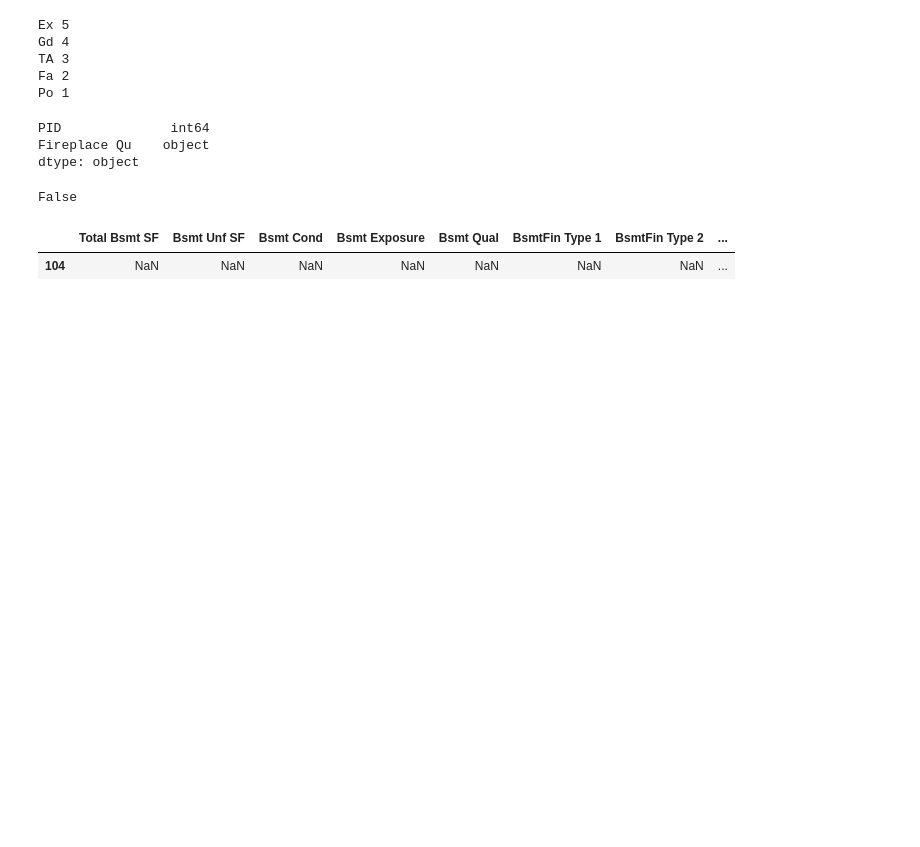
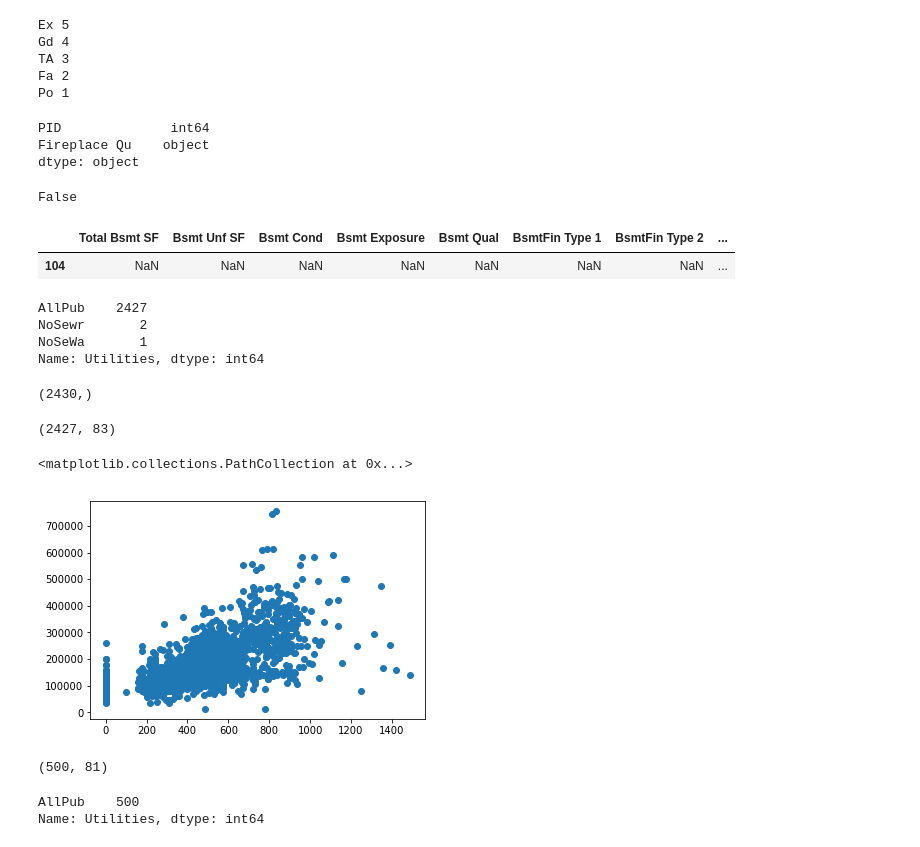
Before and after one commit to xnicolovici/machine_learning, a Jupyter notebook: notebooks/Course No 3/09. Course project/03. Part 2 - House prices/Untitled.ipynb, the cells around one changed output. Cells and saved outputs as stored; diff of their text form; code cells hidden in the pictures; blank space fills up the shorter version.

```diff
--- a/notebooks/Course No 3/09. Course project/03. Part 2 - House prices/Untitled.ipynb
+++ b/notebooks/Course No 3/09. Course project/03. Part 2 - House prices/Untitled.ipynb
@@ -89,3 +89,40 @@ temp_df[np.logical_not(temp_df['Equal ?'])]
 # %% [output]
 |  | Total Bsmt SF | Bsmt Unf SF | Bsmt Cond | Bsmt Exposure | Bsmt Qual | BsmtFin Type 1 | BsmtFin Type 2 | ... |
 | 104 | NaN | NaN | NaN | NaN | NaN | NaN | NaN | ... |
+# %%
+
+data_df['Has Septic'] = np.where(data_df['Utilities'] == 'AllPub', 1,0)
+
+
+data_df[['PID','Has Septic']].groupby('Has Septic').count()
+data_df['Utilities'].value_counts()
+# %% [output]
+AllPub    2427
+NoSewr       2
+NoSeWa       1
+Name: Utilities, dtype: int64
+# %%
+data_df['Utilities'].shape
+# %% [output]
+(2430,)
+# %%
+data_df[data_df['Utilities'] == 'AllPub'].shape
+# %% [output]
+(2427, 83)
+# %%
+import matplotlib.pyplot as plt
+plt.scatter(data_df['Garage Area'], data_df['SalePrice'])
+# %% [output]
+<matplotlib.collections.PathCollection at 0x...>
+[figure, added]
+# %%
+test_df = pd.read_csv(os.path.join('data','house-prices-test.csv'))
+test_df.shape
+test_df['Utilities'].value_counts()
+# %% [output]
+(500, 81)
+# %%
+test_df['Utilities'].value_counts()
+# %% [output]
+AllPub    500
+Name: Utilities, dtype: int64
```
Also changed, not shown: parts of 3 cells of this notebook, 1 other file.
